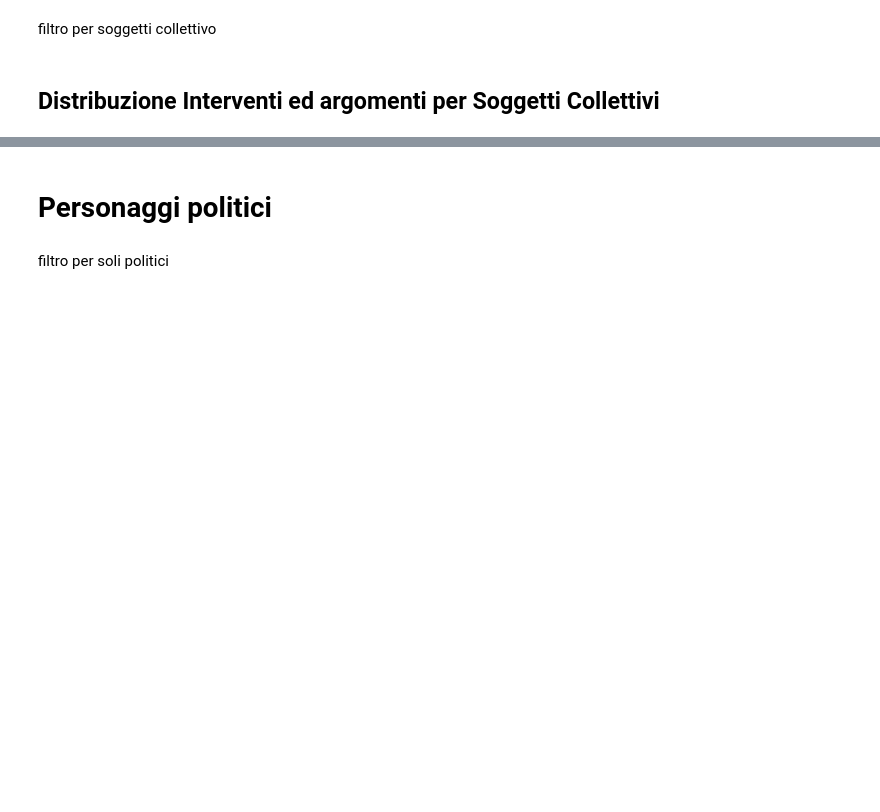
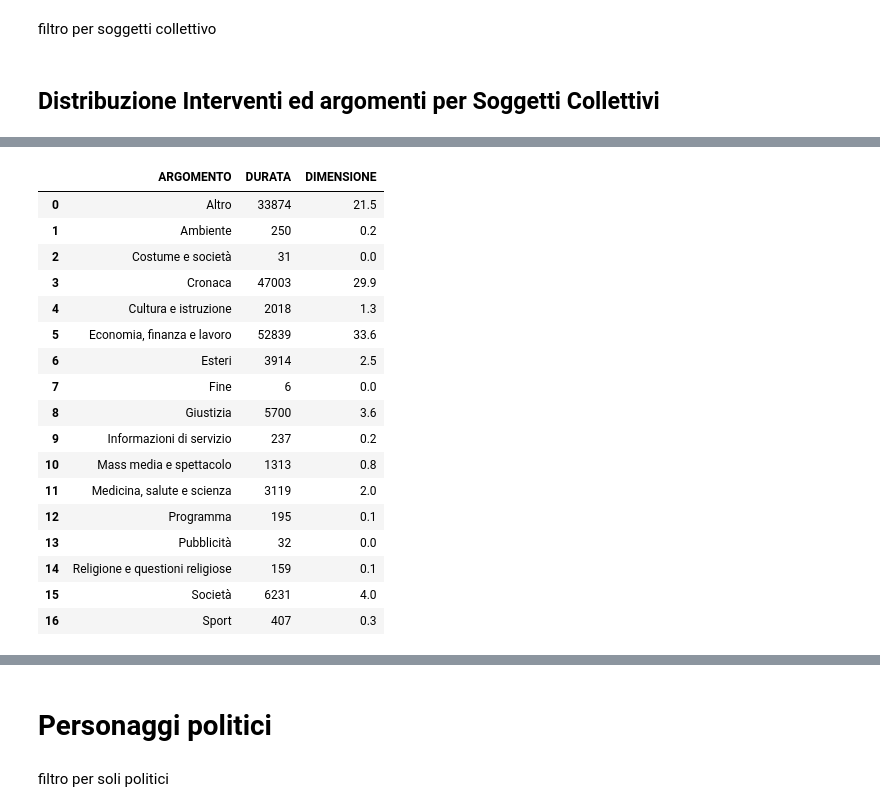
Before and after one commit to g0v-it/agcom, a Jupyter notebook: code/analisi.ipynb, the cells around one changed output, grey strips where cells are left out. Drawn from its saved outputs; the diff is of its cells as text; code cells hidden in the pictures; blank space fills up the shorter version.

```diff
--- a/code/analisi.ipynb
+++ b/code/analisi.ipynb
@@ -117,0 +128,2 @@ data2json(data_distro_interventi, "presenza_movimenti.json")
+# %%
+categorie_durata = senza_politica.pivot_table(index='ARGOMENTO',values="DURATA", aggfunc=np.sum).reset_index()
@@ -117,0 +151,24 @@ data2json(data_distro_interventi, "presenza_movimenti.json")
+# %%
+categorie_durata['DIMENSIONE'] = categorie_durata['DURATA'].apply(
+    lambda x: round((x / categorie_durata.DURATA.sum() * 100), 1))
+# %%
+categorie_durata
+# %% [output]
+|  | ARGOMENTO | DURATA | DIMENSIONE |
+| 0 | Altro | 33874 | 21.5 |
+| 1 | Ambiente | 250 | 0.2 |
+| 2 | Costume e società | 31 | 0.0 |
+| 3 | Cronaca | 47003 | 29.9 |
+| 4 | Cultura e istruzione | 2018 | 1.3 |
+| 5 | Economia, finanza e lavoro | 52839 | 33.6 |
+| 6 | Esteri | 3914 | 2.5 |
+| 7 | Fine | 6 | 0.0 |
+| 8 | Giustizia | 5700 | 3.6 |
+| 9 | Informazioni di servizio | 237 | 0.2 |
+| 10 | Mass media e spettacolo | 1313 | 0.8 |
+| 11 | Medicina, salute e scienza | 3119 | 2.0 |
+| 12 | Programma | 195 | 0.1 |
+| 13 | Pubblicità | 32 | 0.0 |
+| 14 | Religione e questioni religiose | 159 | 0.1 |
+| 15 | Società | 6231 | 4.0 |
+| 16 | Sport | 407 | 0.3 |
```
Also changed, not shown: parts of 12 cells of this notebook, 1 other file.
